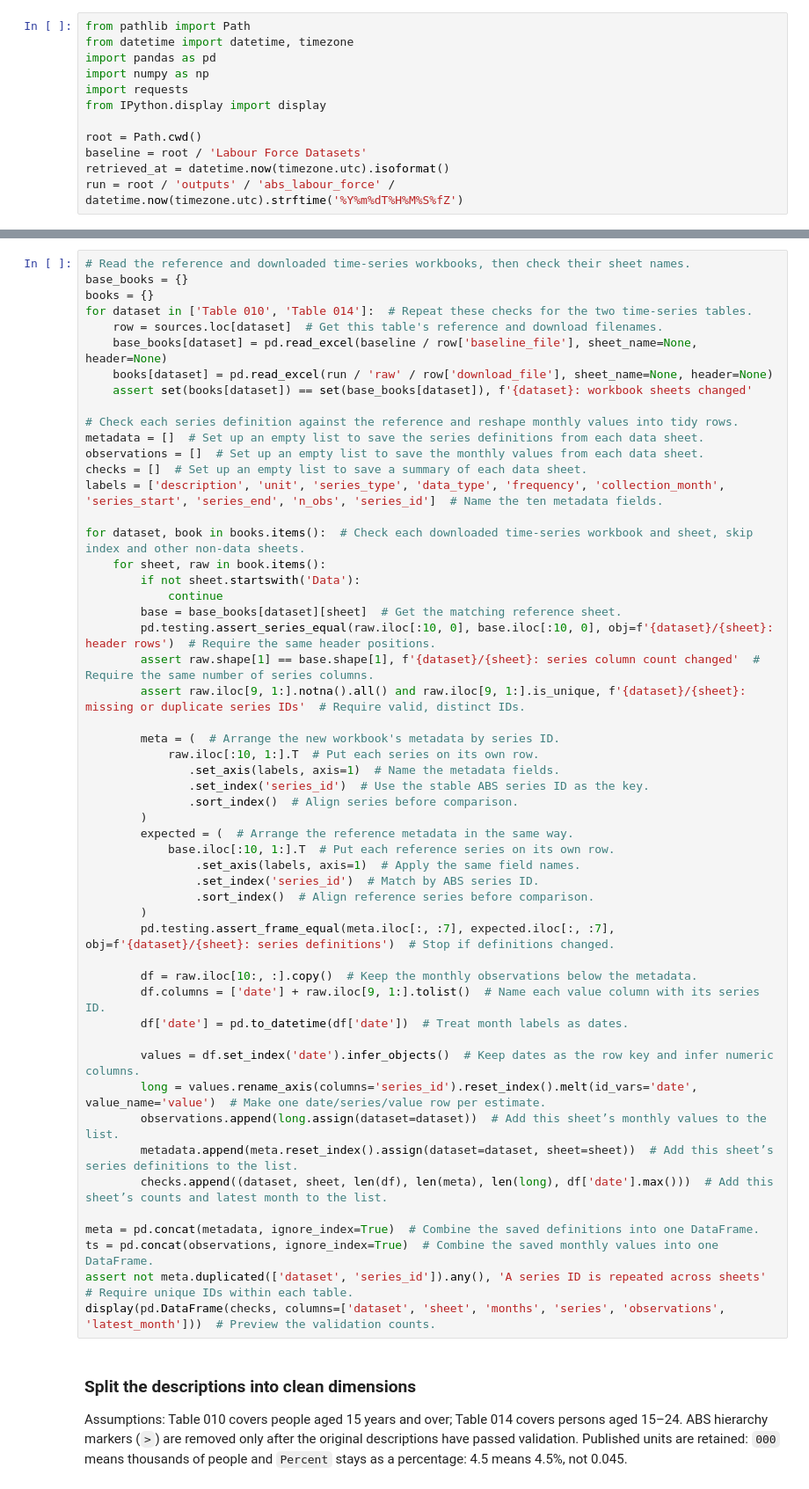
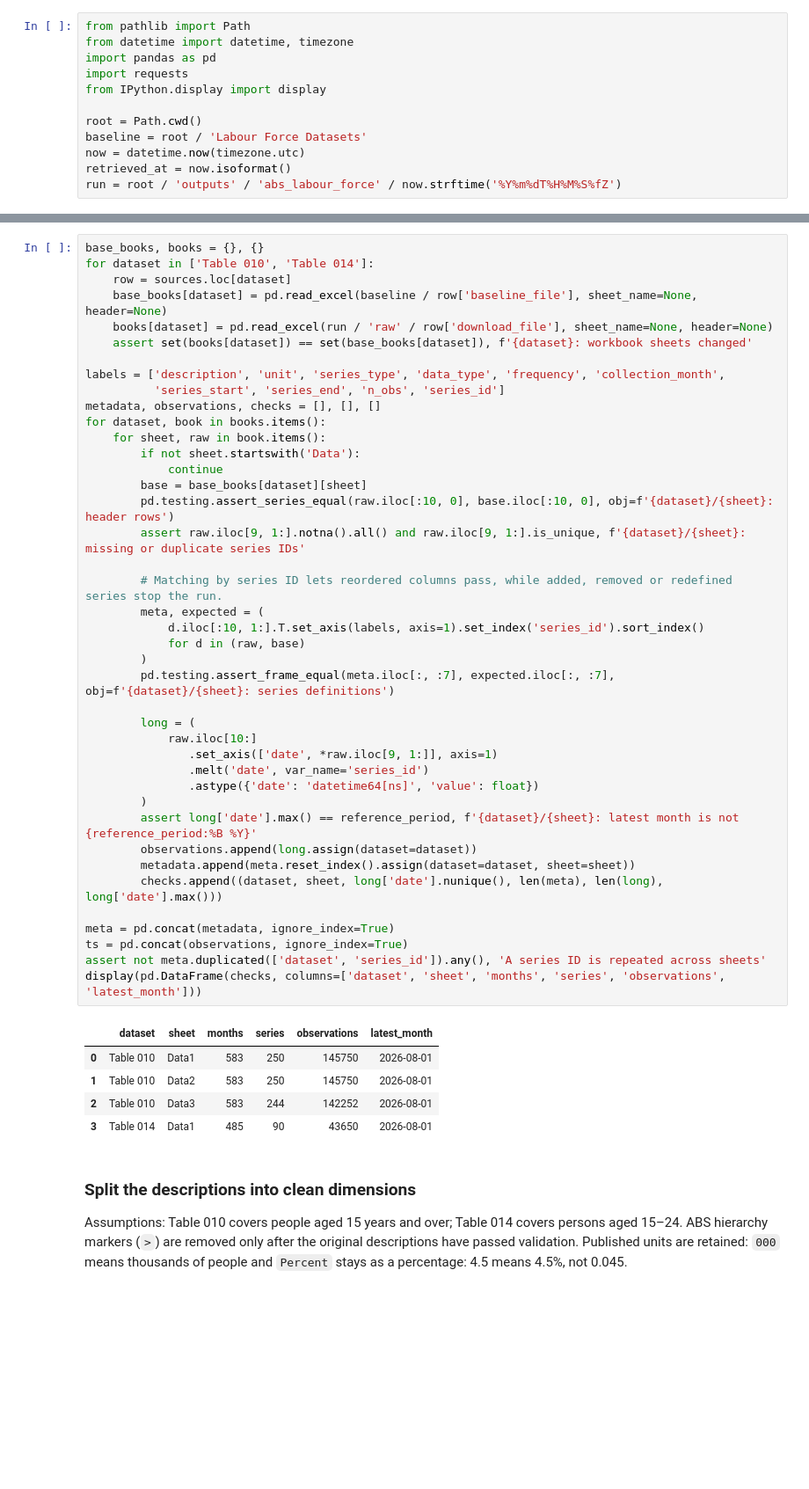
Before and after one commit to vsdworkk/data-analysis-best-practices-repo, a Jupyter notebook: ABS Labour Force.ipynb, the cells around one changed output, grey strips where cells are left out. Shown at 88% size. Cells and saved outputs as stored; diff of their text form; blank space fills up the shorter version.

```diff
--- a/ABS Labour Force.ipynb
+++ b/ABS Labour Force.ipynb
@@ -29,14 +26,14 @@ Imports appear once so this notebook also works in a fresh kernel. All subsequen
 from pathlib import Path
 from datetime import datetime, timezone
 import pandas as pd
-import numpy as np
 import requests
 from IPython.display import display
 
 root = Path.cwd()
 baseline = root / 'Labour Force Datasets'
-retrieved_at = datetime.now(timezone.utc).isoformat()
-run = root / 'outputs' / 'abs_labour_force' / datetime.now(timezone.utc).strftime('%Y%m%dT%H%M%S%fZ')
+now = datetime.now(timezone.utc)
+retrieved_at = now.isoformat()
+run = root / 'outputs' / 'abs_labour_force' / now.strftime('%Y%m%dT%H%M%S%fZ')
 # %% [markdown]
 ## 2. Build the next release URLs and download all three files
 
@@ -97,56 +85,50 @@ For each data sheet, the first seven metadata fields must match the reference by
 # %%
-# Read the reference and downloaded time-series workbooks, then check their sheet names.
-base_books = {}
-books = {}
-for dataset in ['Table 010', 'Table 014']:  # Repeat these checks for the two time-series tables.
-    row = sources.loc[dataset]  # Get this table's reference and download filenames.
+base_books, books = {}, {}
+for dataset in ['Table 010', 'Table 014']:
+    row = sources.loc[dataset]
     base_books[dataset] = pd.read_excel(baseline / row['baseline_file'], sheet_name=None, header=None)
     books[dataset] = pd.read_excel(run / 'raw' / row['download_file'], sheet_name=None, header=None)
     assert set(books[dataset]) == set(base_books[dataset]), f'{dataset}: workbook sheets changed'
 
-# Check each series definition against the reference and reshape monthly values into tidy rows.
-metadata = []  # Set up an empty list to save the series definitions from each data sheet.
-observations = []  # Set up an empty list to save the monthly values from each data sheet.
-checks = []  # Set up an empty list to save a summary of each data sheet.
-labels = ['description', 'unit', 'series_type', 'data_type', 'frequency', 'collection_month', 'series_start', 'series_end', 'n_obs', 'series_id']  # Name the ten metadata fields.
-
-for dataset, book in books.items():  # Check each downloaded time-series workbook and sheet, skip index and other non-data sheets.
+labels = ['description', 'unit', 'series_type', 'data_type', 'frequency', 'collection_month',
+          'series_start', 'series_end', 'n_obs', 'series_id']
+metadata, observations, checks = [], [], []
+for dataset, book in books.items():
     for sheet, raw in book.items():
         if not sheet.startswith('Data'):
             continue
-        base = base_books[dataset][sheet]  # Get the matching reference sheet.
-        pd.testing.assert_series_equal(raw.iloc[:10, 0], base.iloc[:10, 0], obj=f'{dataset}/{sheet}: header rows')  # Require the same header positions.
-        assert raw.shape[1] == base.shape[1], f'{dataset}/{sheet}: series column count changed'  # Require the same number of series columns.
-        assert raw.iloc[9, 1:].notna().all() and raw.iloc[9, 1:].is_unique, f'{dataset}/{sheet}: missing or duplicate series IDs'  # Require valid, distinct IDs.
+        base = base_books[dataset][sheet]
+        pd.testing.assert_series_equal(raw.iloc[:10, 0], base.iloc[:10, 0], obj=f'{dataset}/{sheet}: header rows')
+        assert raw.iloc[9, 1:].notna().all() and raw.iloc[9, 1:].is_unique, f'{dataset}/{sheet}: missing or duplicate series IDs'
 
-        meta = (  # Arrange the new workbook's metadata by series ID.
-            raw.iloc[:10, 1:].T  # Put each series on its own row.
-               .set_axis(labels, axis=1)  # Name the metadata fields.
-               .set_index('series_id')  # Use the stable ABS series ID as the key.
-               .sort_index()  # Align series before comparison.
+        # Matching by series ID lets reordered columns pass, while added, removed or redefined series stop the run.
+        meta, expected = (
+            d.iloc[:10, 1:].T.set_axis(labels, axis=1).set_index('series_id').sort_index()
+            for d in (raw, base)
         )
-        expected = (  # Arrange the reference metadata in the same way.
-            base.iloc[:10, 1:].T  # Put each reference series on its own row.
-                .set_axis(labels, axis=1)  # Apply the same field names.
-                .set_index('series_id')  # Match by ABS series ID.
-                .sort_index()  # Align reference series before comparison.
+        pd.testing.assert_frame_equal(meta.iloc[:, :7], expected.iloc[:, :7], obj=f'{dataset}/{sheet}: series definitions')
+
+        long = (
+            raw.iloc[10:]
+               .set_axis(['date', *raw.iloc[9, 1:]], axis=1)
+               .melt('date', var_name='series_id')
+               .astype({'date': 'datetime64[ns]', 'value': float})
         )
-        pd.testing.assert_frame_equal(meta.iloc[:, :7], expected.iloc[:, :7], obj=f'{dataset}/{sheet}: series definitions')  # Stop if definitions changed.
+        assert long['date'].max() == reference_period, f'{dataset}/{sheet}: latest month is not {reference_period:%B %Y}'
+        observations.append(long.assign(dataset=dataset))
+        metadata.append(meta.reset_index().assign(dataset=dataset, sheet=sheet))
+        checks.append((dataset, sheet, long['date'].nunique(), len(meta), len(long), long['date'].max()))
 
-        df = raw.iloc[10:, :].copy()  # Keep the monthly observations below the metadata.
-        df.columns = ['date'] + raw.iloc[9, 1:].tolist()  # Name each value column with its series ID.
-        df['date'] = pd.to_datetime(df['date'])  # Treat month labels as dates.
-
-        values = df.set_index('date').infer_objects()  # Keep dates as the row key and infer numeric columns.
-        long = values.rename_axis(columns='series_id').reset_index().melt(id_vars='date', value_name='value')  # Make one date/series/value row per estimate.
-        observations.append(long.assign(dataset=dataset))  # Add this sheet’s monthly values to the list.
-        metadata.append(meta.reset_index().assign(dataset=dataset, sheet=sheet))  # Add this sheet’s series definitions to the list.
-        checks.append((dataset, sheet, len(df), len(meta), len(long), df['date'].max()))  # Add this sheet’s counts and latest month to the list.
-
-meta = pd.concat(metadata, ignore_index=True)  # Combine the saved definitions into one DataFrame.
-ts = pd.concat(observations, ignore_index=True)  # Combine the saved monthly values into one DataFrame.
-assert not meta.duplicated(['dataset', 'series_id']).any(), 'A series ID is repeated across sheets'  # Require unique IDs within each table.
-display(pd.DataFrame(checks, columns=['dataset', 'sheet', 'months', 'series', 'observations', 'latest_month']))  # Preview the validation counts.
+meta = pd.concat(metadata, ignore_index=True)
+ts = pd.concat(observations, ignore_index=True)
+assert not meta.duplicated(['dataset', 'series_id']).any(), 'A series ID is repeated across sheets'
+display(pd.DataFrame(checks, columns=['dataset', 'sheet', 'months', 'series', 'observations', 'latest_month']))
+# %% [output]
+|  | dataset | sheet | months | series | observations | latest_month |
+| 0 | Table 010 | Data1 | 583 | 250 | 145750 | 2026-08-01 |
+| 1 | Table 010 | Data2 | 583 | 250 | 145750 | 2026-08-01 |
+| 2 | Table 010 | Data3 | 583 | 244 | 142252 | 2026-08-01 |
+| 3 | Table 014 | Data1 | 485 | 90 | 43650 | 2026-08-01 |
 # %% [markdown]
 ### Split the descriptions into clean dimensions
 
```
Also changed, not shown: parts of 13 cells of this notebook, 1 other file.
